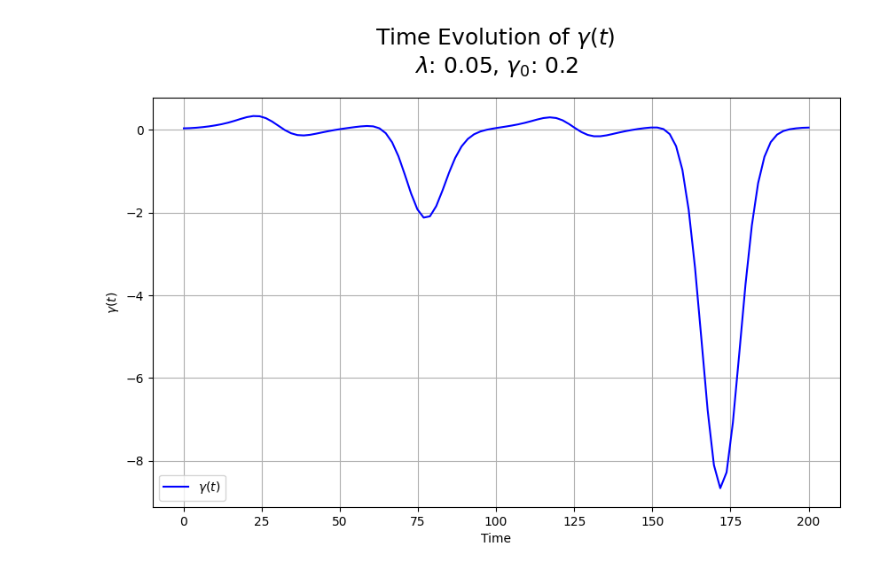
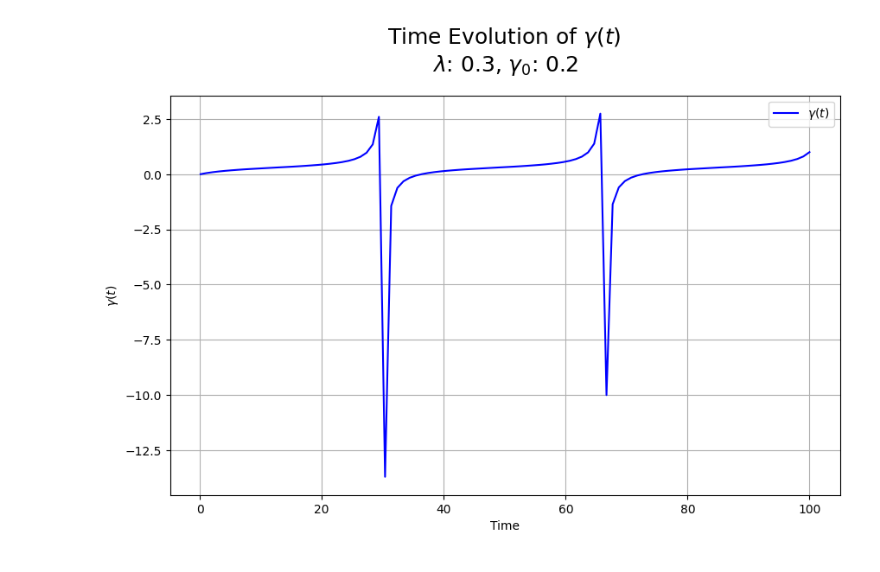
Before and after one commit to harishaseebat92/Non-Markovian-Solver, a Jupyter notebook: Notebooks/Non-Markovian Solvers/dynamicq.ipynb, the cells around one changed output. Drawn from its saved outputs; the diff is of its cells as text; code cells hidden in the pictures.

```diff
--- a/Notebooks/Non-Markovian Solvers/dynamicq.ipynb
+++ b/Notebooks/Non-Markovian Solvers/dynamicq.ipynb
@@ -9,40 +11,30 @@ from scipy.ndimage import gaussian_filter1d
 # %%
-lam = 0.05
+lam = 0.3
 gamma_0 = 0.2
-
+# Convert the function to JAX-compatible
+@eqx.filter_jit
 def Expr(t):
+    # l = jnp.sqrt(lam**2 - 2 * gamma_0 * lam)
     l = np.emath.sqrt(lam**2 - 2*gamma_0*lam)
 
-    expression = ((-l**2 + lam**2)*np.sinh(l*t/2))/(l*np.cosh(l*t/2) + lam*np.sinh(l*t/2))
-
+    expression = ((-l**2 + lam**2) * jnp.sinh(l * t / 2)) / (
+        l * jnp.cosh(l * t / 2) + lam * jnp.sinh(l * t / 2)
+    )
     return expression
 
 def s(t):
     return np.imag(Expr(t))
 
-#Define Hamiltonian
 
-H0 = sigmam()*sigmap()
-
-# Define gammma(t)
-
-# def gam(t):
-#     if np.real(Expr(t)) < 0 :
-#         return np.sqrt(complex(np.real(Expr(t))))
-#     else:
-#         return np.sqrt(np.real(Expr(t)))       #np.sqrt(np.real(Expr(t)))
-
-# def gam(t):
-#     return np.abs(np.real(Expr(t)))
 def gam(t):
     return np.real(Expr(t))
 
 
-time = np.linspace(0.1, 200, 100)  # Adjust time range as needed
+time = np.linspace(0.1, 100, 100)  # Adjust time range as needed
+tsave = jnp.round(time, 0)
 
 # Calculate gam values
 gam_vals = np.array([gam(t) for t in time])
-
 
 
 def smoothen_gamma(gamma_vals, sigma=2):
@@ -61,3 +53,5 @@ def smoothen_gamma(gamma_vals, sigma=2):
     return smoothened_gamma
 
 gam_vals_new = smoothen_gamma(gam_vals)
+
+tsave
@@ -64,13 +69,13 @@ gam_vals_new = smoothen_gamma(gam_vals)
 # %%
 # Plotting
 plt.figure(figsize=(10, 6))
-plt.plot(time, gam_vals_new, label=r'$\gamma(t)$', color='b')
+plt.plot(time, gam_vals, label=r'$\gamma(t)$', color='b')
 plt.xlabel('Time')
 plt.ylabel(r'$\gamma(t)$')
 plt.title(f"Time Evolution of $\gamma(t)$ \n$\lambda$: {lam}, $\gamma_0$: {gamma_0}", fontsize=18, pad=20)
 plt.legend()
 plt.grid(True)
 plt.show()
 # %% [output]
-[figure, old version]
+[figure, new version]
 # %%
```
Also changed, not shown: parts of 7 cells of this notebook.
